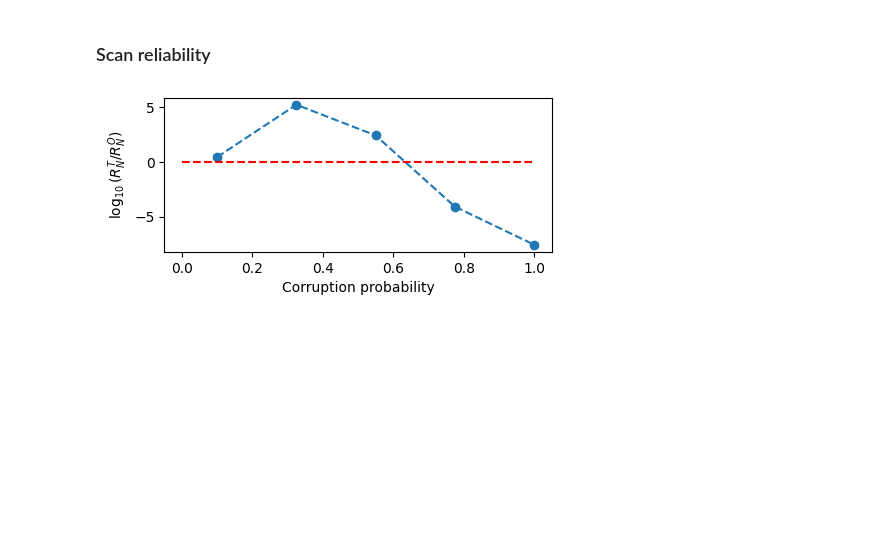
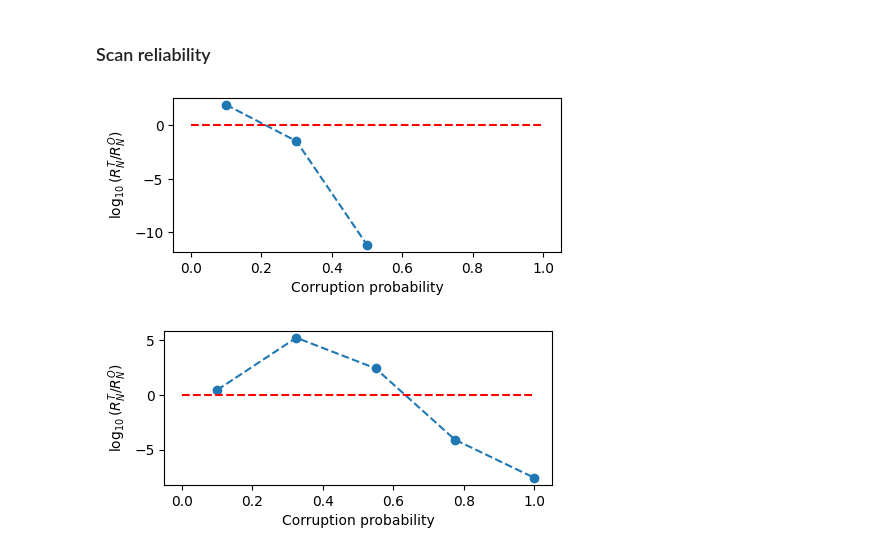
Before and after one commit to paololapo/NetworkReconstruction, a Jupyter notebook: MCMC.ipynb, the cells around one changed output. Saved outputs shown, nothing was run; the diff lists cells and outputs as text; code cells hidden in the pictures; blank space fills up the shorter version.

```diff
--- a/MCMC.ipynb
+++ b/MCMC.ipynb
@@ -843,21 +199,28 @@ N = A.shape[0]
 A_obs = corruptAdjacencyMatrix(A, p=0.3, mode='both')
 # %%
 ### Update missing and spurious interactions simultaneously ###
+### Following more closely the paper ###
+### Here recomputing the partitions and Hamiltonian list at each iteration ###
+
+##
+##
+##
+
+hyper = (1e4, 150, 500, 250) # (n_samples, delay, transient, offset)
 
 # Initialize the current adjacency matrix
 A_cur = A_obs.copy()
-offset = 250
+
+# Generate once the set of partitions and the Hamiltonian list for the observed network
+#partitions_set_obs, hamiltionian_list_obs = generatePartitionsSet(A_obs, *hyper)
 
 print("Starting network reconstruction...")
 for j in range(30): # This is the maximum number of iterations
     print("Starting iteration ", j)
 
-    # Generate the set of partitions and the Hamiltonian list
-    partitions_set, hamiltionian_list = generatePartitionsSet(A_cur, n_samples=1e3, delay=100, transient=500, n_cores=-1, return_H=True)
-
     # Compute the network reliability and the link reliability matrix
-    R_N = getNetworkReliability(A_cur, A_obs, partitions_set, offset, hamiltionian_list)
-    R_L = computeLinkReliabilityMatrix(A_cur, partitions_set, offset, hamiltionian_list)
+    R_N = getNetworkReliability(A_cur, A_obs, *generatePartitionsSet(A_obs, *hyper))
+    R_L = computeLinkReliabilityMatrix(A_cur, *generatePartitionsSet(A_cur, *hyper))
 
     print("Network reliability: ", R_N)
 
@@ -886,12 +249,11 @@ for j in range(30): # This is the maximum number of iterations
         if A[link[0], link[1]] == 1: print("Error: proposed to kill a proper interaction, R_L[", link[0], link[1], "] = ", R_L[link[0], link[1]])
         if A[not_link[0], not_link[1]] == 0: print("Error: proposed to add a spurious interaction, R_L[", not_link[0], not_link[1], "] = ", R_L[not_link[0], not_link[1]])
 
-        print("missing before: ", missing_before, " missing after: ", missing_after) ##
-        print("spurious before: ", spurious_before, " spurious after: ", spurious_after) ##
+        # print("missing before: ", missing_before, " missing after: ", missing_after) ##
+        # print("spurious before: ", spurious_before, " spurious after: ", spurious_after) ##
 
         # Compute the network reliability with the new adjacency matrix
-        partitions_set_temp, hamiltionian_list_temp = generatePartitionsSet(A_temp, n_samples=1e3, delay=100, transient=500, n_cores=-1, return_H=True)
-        R_N_temp = getNetworkReliability(A_temp, A_obs, partitions_set_temp, hamiltionian_list_temp)
+        R_N_temp = getNetworkReliability(A_temp, A_obs, *generatePartitionsSet(A_obs, *hyper))
 
         # If the network reliability increases, update the adjacency matrix
         if R_N_temp > R_N:
@@ -1322,7 +406,7 @@ A = nx.adjacency_matrix(G).todense()
 A = (A > 0).astype(int)
 N = A.shape[0]
 
-p_list = np.linspace(0.1, 1, 5)
+p_list = [0.1, 0.3, 0.5]
 R_N_true = []
 R_N_obs = []
 
@@ -1330,16 +414,25 @@ for i in tqdm(range(len(p_list))):
   p = p_list[i]
 
   A_obs = corruptAdjacencyMatrix(A, p=p, mode='both')
+  hyper = (5e3, 300, 600, 600) # (n_samples, delay, transient, offset)
 
   # Observed network reliability
-  partitions_set, hamiltionian_list = generatePartitionsSet(A_obs, n_samples=5e3, delay=250, transient=500, n_cores=-1, return_H=True)
-  R_N_observed = getNetworkReliability(A_obs, A_obs, partitions_set, hamiltionian_list)
+  R_N_observed = getNetworkReliability(A_obs, A_obs, *generatePartitionsSet(A_obs, *hyper))
   R_N_obs.append(R_N_observed)
 
   # True network reliability
-  partitions_set, hamiltionian_list = generatePartitionsSet(A, n_samples=5e3, delay=250, transient=500, n_cores=-1, return_H=True)
-  R_N = getNetworkReliability(A, A_obs, partitions_set, hamiltionian_list)
+  R_N = getNetworkReliability(A, A_obs, *generatePartitionsSet(A_obs, *hyper))
   R_N_true.append(R_N)
+# %%
+score = np.log10(np.array(R_N_true)/np.array(R_N_obs))
+
+plt.figure(figsize=(5, 2))
+plt.plot(p_list, score, 'o--')
+plt.hlines(0, 0, 1, color='red', linestyle='--')
+plt.xlabel("Corruption probability")
+plt.ylabel(r"$\log_{10}(R_N^T / R_N^O)$");
+# %% [output]
+[figure, added]
 # %%
 score = np.log10(np.array(R_N_true)/np.array(R_N_obs))
 
```
Also changed, not shown: parts of 25 cells of this notebook, 4 other files.
